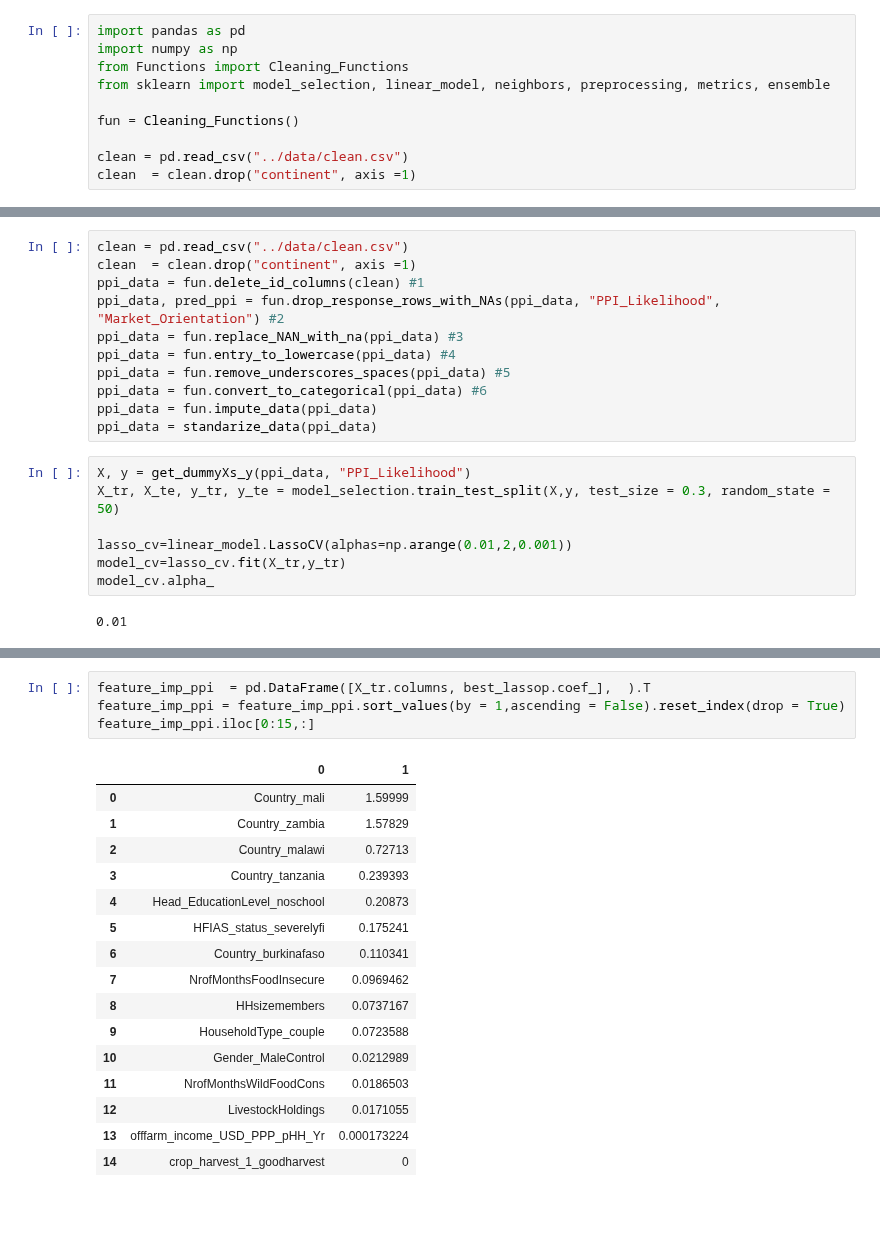
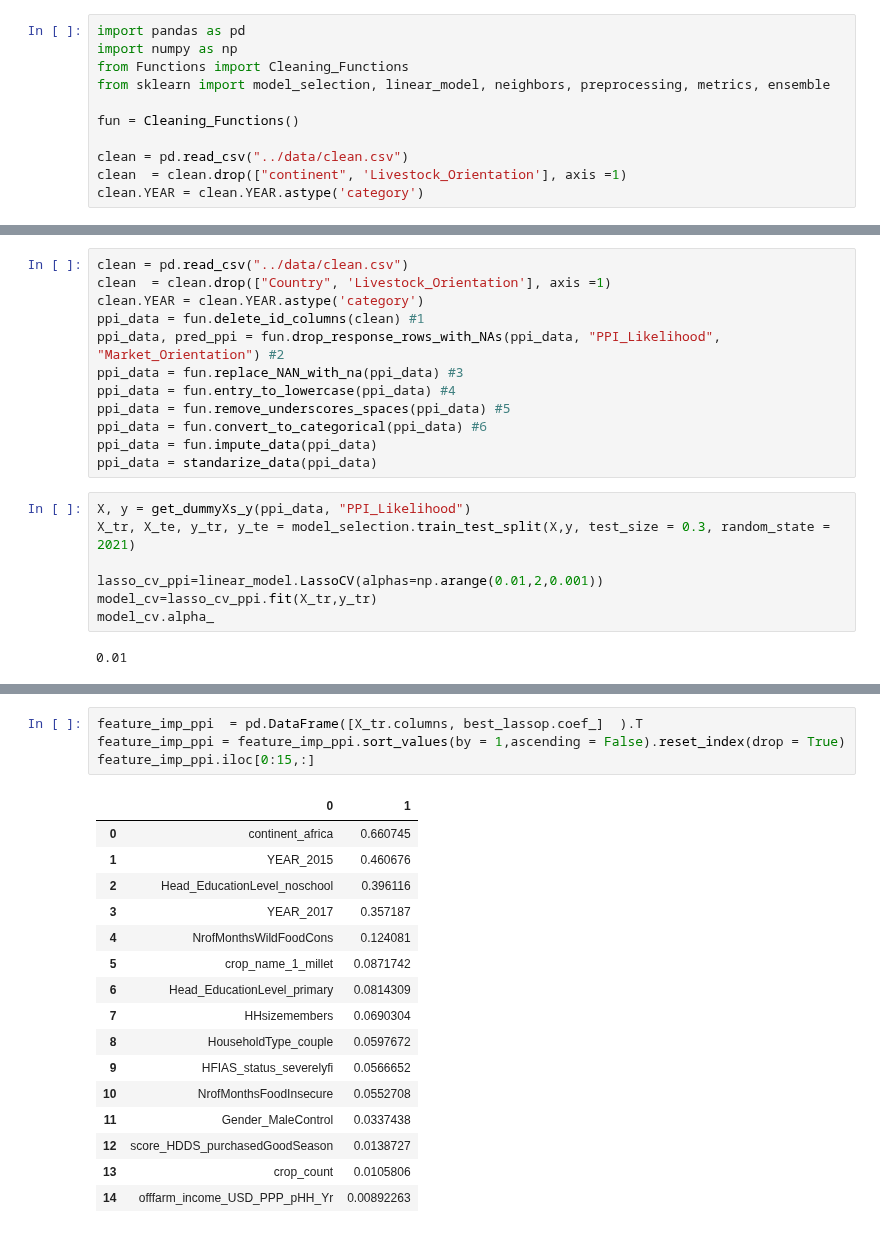
Before and after one commit to laporpe/STA_208, a Jupyter notebook: finalized_code/Lasso_Reg.ipynb, the cells around one changed output, grey strips where cells are left out. Cells and saved outputs as stored; diff of their text form.

```diff
--- a/finalized_code/Lasso_Reg.ipynb
+++ b/finalized_code/Lasso_Reg.ipynb
@@ -7,7 +7,8 @@ from sklearn import model_selection, linear_model, neighbors, preprocessing, met
 fun = Cleaning_Functions()
 
 clean = pd.read_csv("../data/clean.csv")
-clean  = clean.drop("continent", axis =1)
+clean  = clean.drop(["continent", 'Livestock_Orientation'], axis =1)
+clean.YEAR = clean.YEAR.astype('category')
 # %%
 def standarize_data(df):
         """
@@ -108,6 +137,7 @@ feature_imp_mark.iloc[0:15,:]
 # %%
 clean = pd.read_csv("../data/clean.csv")
-clean  = clean.drop("continent", axis =1)
+clean  = clean.drop(["Country", 'Livestock_Orientation'], axis =1)
+clean.YEAR = clean.YEAR.astype('category')
 ppi_data = fun.delete_id_columns(clean) #1
 ppi_data, pred_ppi = fun.drop_response_rows_with_NAs(ppi_data, "PPI_Likelihood", "Market_Orientation") #2
 ppi_data = fun.replace_NAN_with_na(ppi_data) #3
@@ -118,10 +148,10 @@ ppi_data = fun.impute_data(ppi_data)
 ppi_data = standarize_data(ppi_data)
 # %%
 X, y = get_dummyXs_y(ppi_data, "PPI_Likelihood")
-X_tr, X_te, y_tr, y_te = model_selection.train_test_split(X,y, test_size = 0.3, random_state = 50)
+X_tr, X_te, y_tr, y_te = model_selection.train_test_split(X,y, test_size = 0.3, random_state = 2021)
 
-lasso_cv=linear_model.LassoCV(alphas=np.arange(0.01,2,0.001))
-model_cv=lasso_cv.fit(X_tr,y_tr)
+lasso_cv_ppi=linear_model.LassoCV(alphas=np.arange(0.01,2,0.001))
+model_cv=lasso_cv_ppi.fit(X_tr,y_tr)
 model_cv.alpha_
 # %% [output]
 0.01
@@ -136,24 +166,24 @@ MSE_lasso_ppi
 # %%
-feature_imp_ppi  = pd.DataFrame([X_tr.columns, best_lassop.coef_],  ).T
+feature_imp_ppi  = pd.DataFrame([X_tr.columns, best_lassop.coef_]  ).T
 feature_imp_ppi = feature_imp_ppi.sort_values(by = 1,ascending = False).reset_index(drop = True)
 feature_imp_ppi.iloc[0:15,:]
 # %% [output]
 |  | 0 | 1 |
-| 0 | Country_mali | 1.59999 |
-| 1 | Country_zambia | 1.57829 |
-| 2 | Country_malawi | 0.72713 |
-| 3 | Country_tanzania | 0.239393 |
-| 4 | Head_EducationLevel_noschool | 0.20873 |
-| 5 | HFIAS_status_severelyfi | 0.175241 |
-| 6 | Country_burkinafaso | 0.110341 |
-| 7 | NrofMonthsFoodInsecure | 0.0969462 |
-| 8 | HHsizemembers | 0.0737167 |
-| 9 | HouseholdType_couple | 0.0723588 |
-| 10 | Gender_MaleControl | 0.0212989 |
-| 11 | NrofMonthsWildFoodCons | 0.0186503 |
-| 12 | LivestockHoldings | 0.0171055 |
-| 13 | offfarm_income_USD_PPP_pHH_Yr | 0.000173224 |
-| 14 | crop_harvest_1_goodharvest | 0 |
+| 0 | continent_africa | 0.660745 |
+| 1 | YEAR_2015 | 0.460676 |
+| 2 | Head_EducationLevel_noschool | 0.396116 |
+| 3 | YEAR_2017 | 0.357187 |
+| 4 | NrofMonthsWildFoodCons | 0.124081 |
+| 5 | crop_name_1_millet | 0.0871742 |
+| 6 | Head_EducationLevel_primary | 0.0814309 |
+| 7 | HHsizemembers | 0.0690304 |
+| 8 | HouseholdType_couple | 0.0597672 |
+| 9 | HFIAS_status_severelyfi | 0.0566652 |
+| 10 | NrofMonthsFoodInsecure | 0.0552708 |
+| 11 | Gender_MaleControl | 0.0337438 |
+| 12 | score_HDDS_purchasedGoodSeason | 0.0138727 |
+| 13 | crop_count | 0.0105806 |
+| 14 | offfarm_income_USD_PPP_pHH_Yr | 0.00892263 |
 # %%
 combined_imp = pd.concat([feature_imp_ppi, feature_imp_mark], axis = 1).iloc[0:20,:]
 combined_imp.columns = ["PPI Likelihood","Abs Coefficent","Market Orientation","Abs Coefficent"]
```
Also changed, not shown: parts of 8 cells of this notebook, 1 other file.
